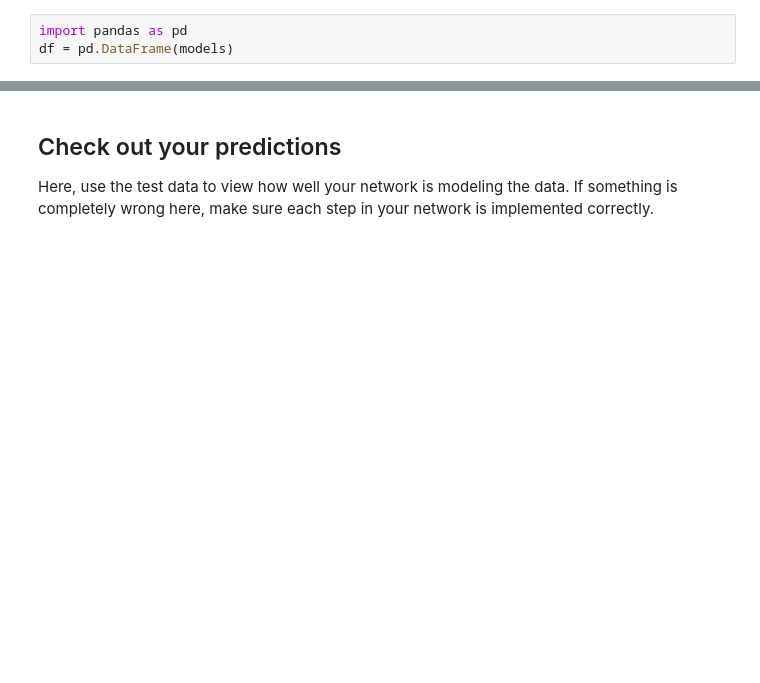
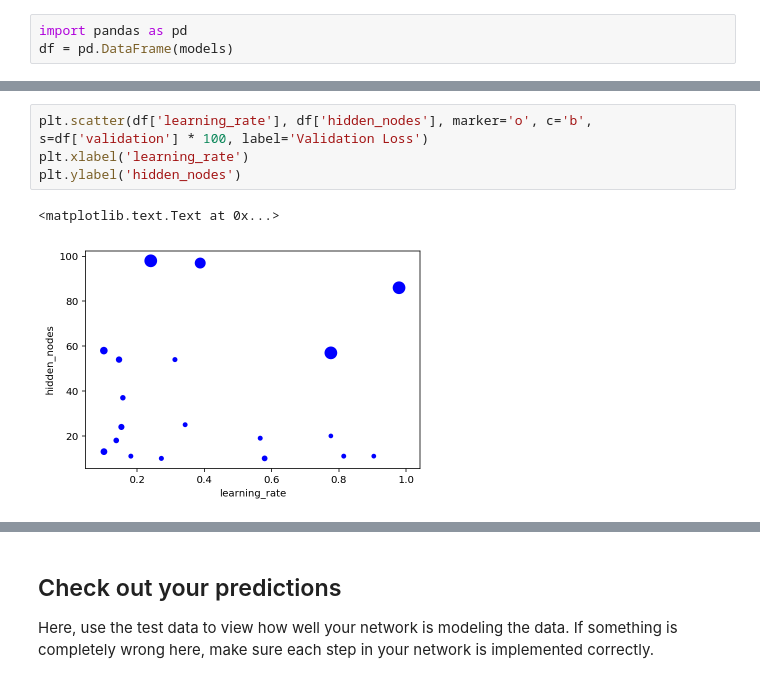
Before and after one commit to sidazhang/udacity-dlnd, a Jupyter notebook: first-neural-network/Your_first_neural_network.ipynb, the cells around one changed output, grey strips where cells are left out. Cells and saved outputs as stored; diff of their text form; blank space fills up the shorter version.

```diff
--- a/first-neural-network/Your_first_neural_network.ipynb
+++ b/first-neural-network/Your_first_neural_network.ipynb
@@ -483 +455,8 @@ Progress: 99.9% ... Training loss: 0.151 ... Validation loss: 0.310 l: 2.0771171
+# %%
+plt.scatter(df['learning_rate'], df['hidden_nodes'], marker='o', c='b', s=df['validation'] * 100, label='Validation Loss')
+plt.xlabel('learning_rate')
+plt.ylabel('hidden_nodes')
+# %% [output]
+<matplotlib.text.Text at 0x...>
+[figure, added]
 # %%
```
Also changed, not shown: parts of 9 cells of this notebook, 3 other files.
